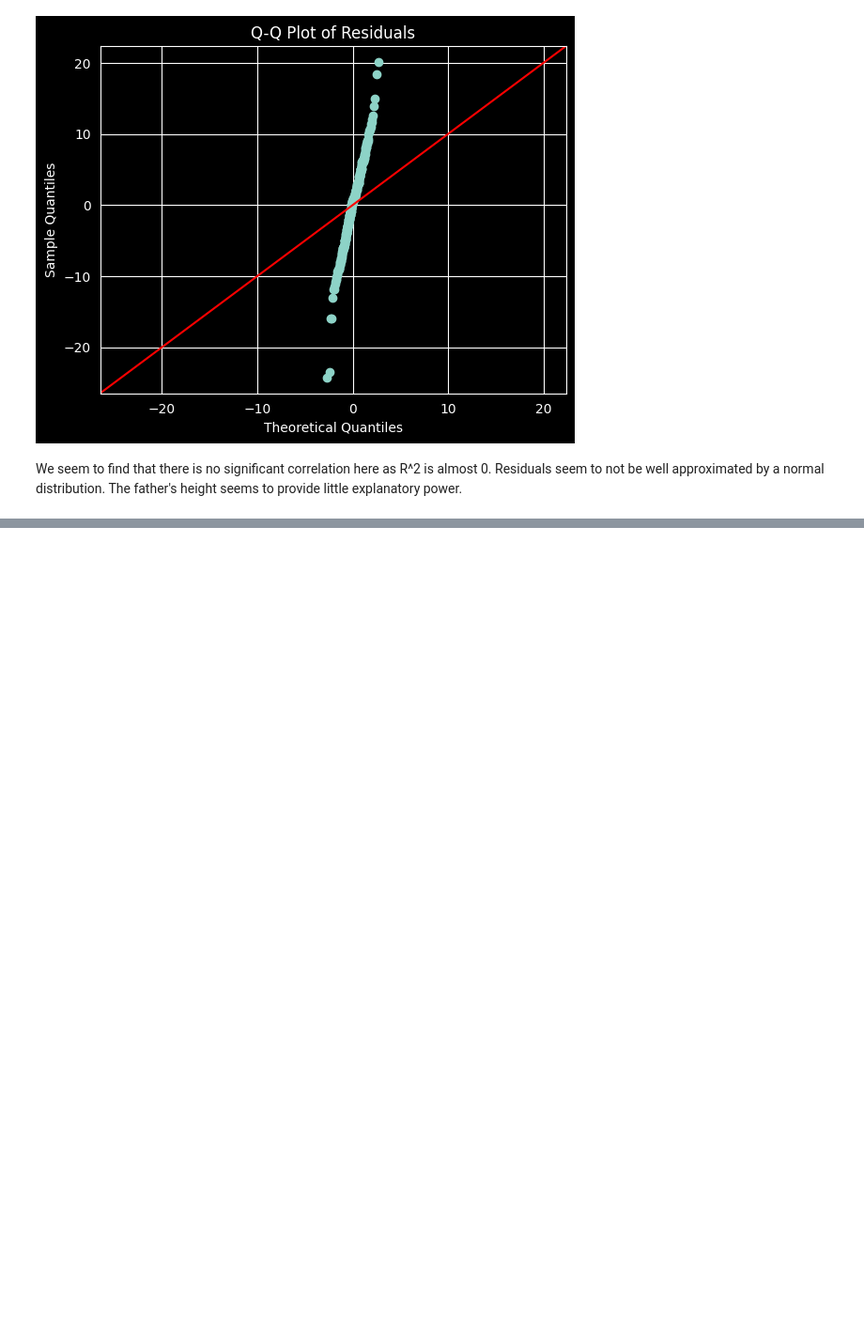
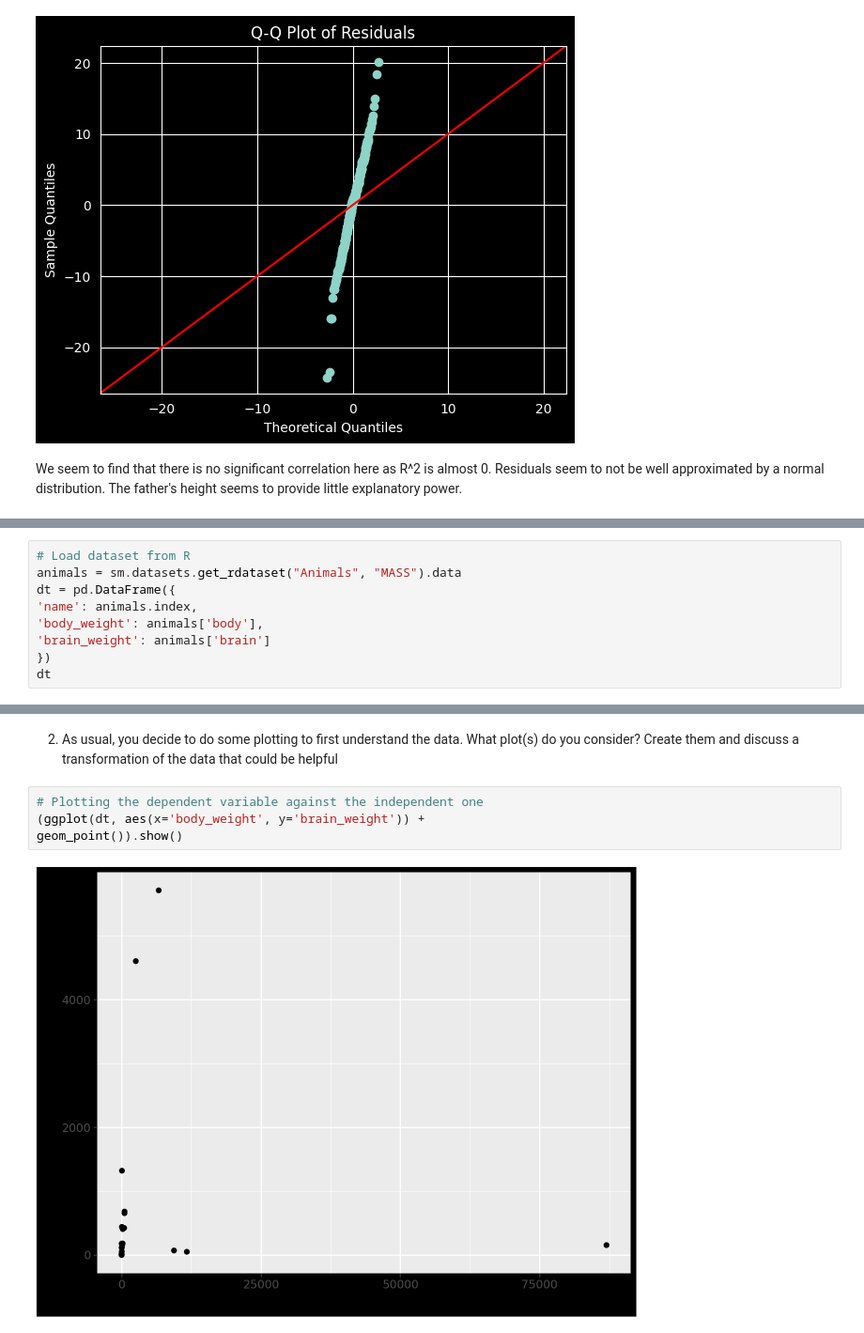
Before and after one commit to areiljan/DataScience, a Jupyter notebook: EX10/10.ipynb, the cells around one changed output, grey strips where cells are left out. Shown at 94% size. Cells and saved outputs as stored; diff of their text form; blank space fills up the shorter version.

```diff
--- a/EX10/10.ipynb
+++ b/EX10/10.ipynb
@@ -163,0 +168,9 @@ We seem to find that there is no significant correlation here as R^2 is almost 0
+# %%
+# Load dataset from R
+animals = sm.datasets.get_rdataset("Animals", "MASS").data
+dt = pd.DataFrame({
+'name': animals.index,
+'body_weight': animals['body'],
+'brain_weight': animals['brain']
+})
+dt
@@ -163,0 +213,9 @@ We seem to find that there is no significant correlation here as R^2 is almost 0
+# %% [markdown]
+2. As usual, you decide to do some plotting to first understand the data. What plot(s) do you consider?
+Create them and discuss a transformation of the data that could be helpful
+# %%
+# Plotting the dependent variable against the independent one
+(ggplot(dt, aes(x='body_weight', y='brain_weight')) +
+geom_point()).show()
+# %% [output]
+[figure, added]
```
Also changed, not shown: parts of 18 cells of this notebook.
